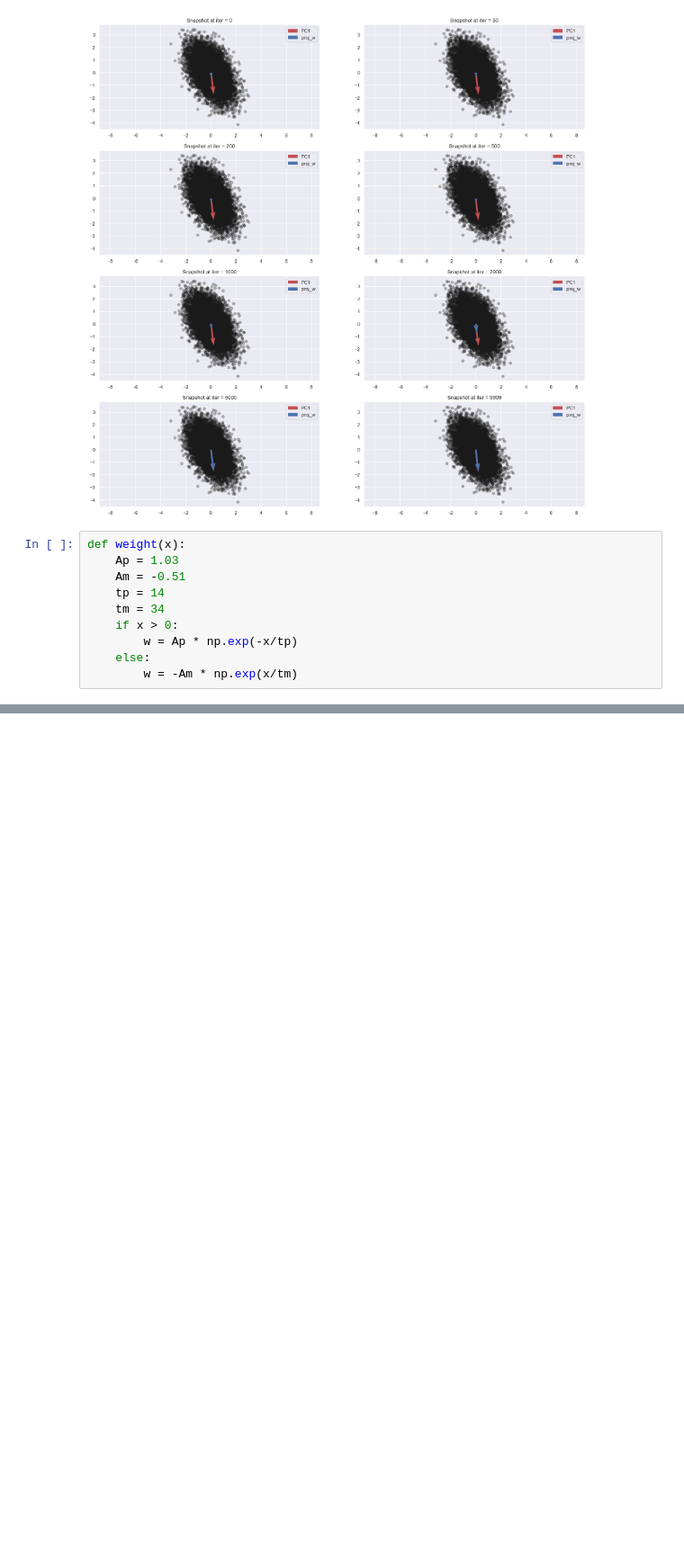
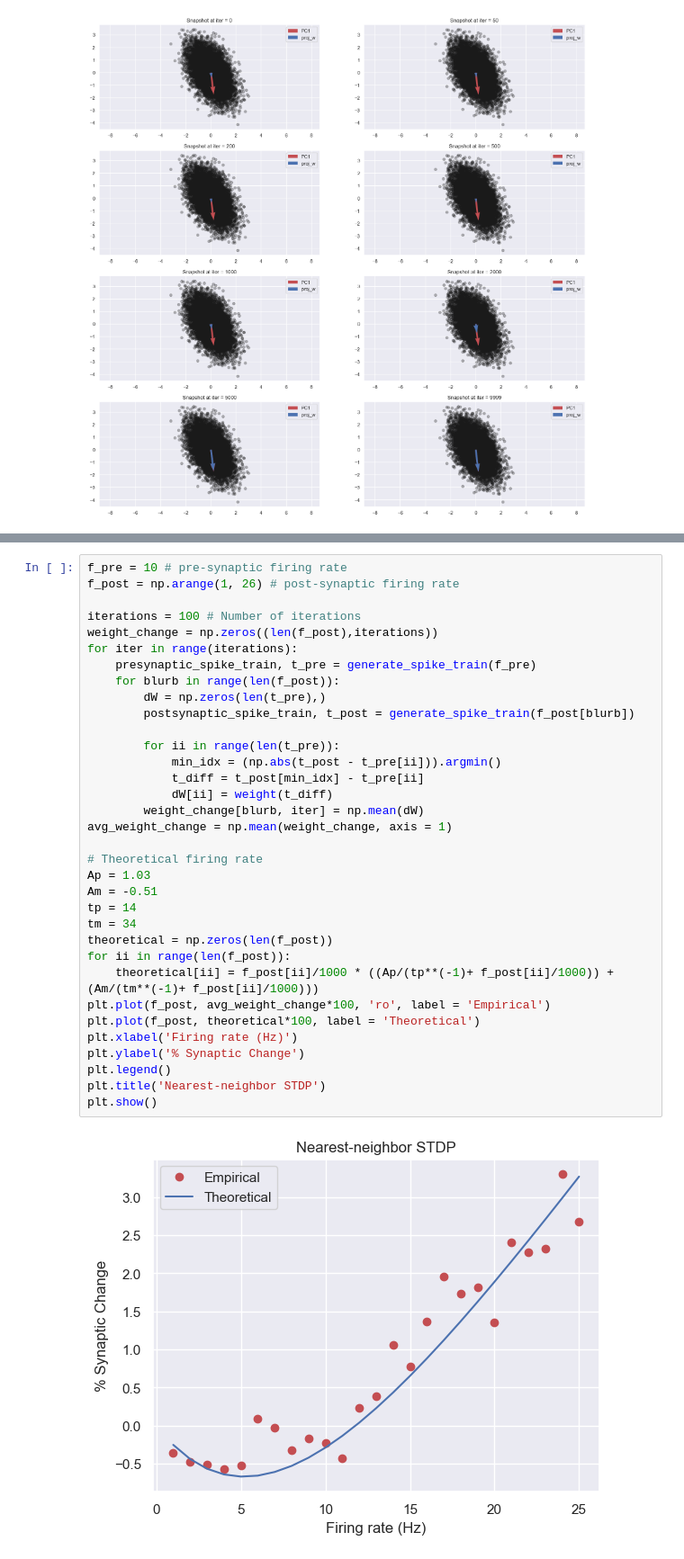
Before and after one commit to mindemory/compneuro22, a Jupyter notebook: Homework 5.ipynb, the cells around one changed output, grey strips where cells are left out. Shown at 90% size. Drawn from its saved outputs; the diff is of its cells as text; blank space fills up the shorter version.

```diff
--- a/Homework 5.ipynb
+++ b/Homework 5.ipynb
@@ -141,13 +141,3 @@ for ii in range(len(iter_plots)):
 plt.show()
 # %% [output]
 [figure]
-# %%
-def weight(x):
-    Ap = 1.03
-    Am = -0.51
-    tp = 14
-    tm = 34
-    if x > 0:
-        w = Ap * np.exp(-x/tp)
-    else:
-        w = -Am * np.exp(x/tm)
@@ -153,0 +184,36 @@ def weight(x):
+# %%
+f_pre = 10 # pre-synaptic firing rate
+f_post = np.arange(1, 26) # post-synaptic firing rate
+
+iterations = 100 # Number of iterations
+weight_change = np.zeros((len(f_post),iterations))
+for iter in range(iterations):
+    presynaptic_spike_train, t_pre = generate_spike_train(f_pre)
+    for blurb in range(len(f_post)):
+        dW = np.zeros(len(t_pre),)
+        postsynaptic_spike_train, t_post = generate_spike_train(f_post[blurb])
+
+        for ii in range(len(t_pre)):
+            min_idx = (np.abs(t_post - t_pre[ii])).argmin()
+            t_diff = t_post[min_idx] - t_pre[ii]
+            dW[ii] = weight(t_diff)
+        weight_change[blurb, iter] = np.mean(dW)
+avg_weight_change = np.mean(weight_change, axis = 1)
+
+# Theoretical firing rate
+Ap = 1.03
+Am = -0.51
+tp = 14
+tm = 34
+theoretical = np.zeros(len(f_post))
+for ii in range(len(f_post)):
+    theoretical[ii] = f_post[ii]/1000 * ((Ap/(tp**(-1)+ f_post[ii]/1000)) + (Am/(tm**(-1)+ f_post[ii]/1000)))
+plt.plot(f_post, avg_weight_change*100, 'ro', label = 'Empirical')
+plt.plot(f_post, theoretical*100, label = 'Theoretical')
+plt.xlabel('Firing rate (Hz)')
+plt.ylabel('% Synaptic Change')
+plt.legend()
+plt.title('Nearest-neighbor STDP')
+plt.show()
+# %% [output]
+[figure, added]
```
Also changed, not shown: parts of 4 cells of this notebook, 1 other file.
